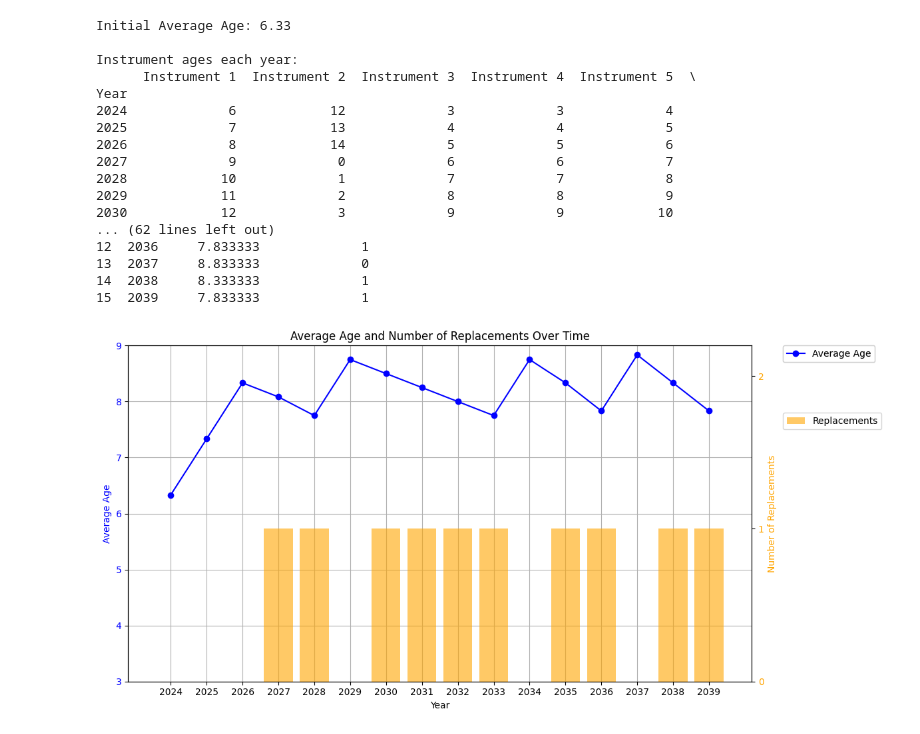
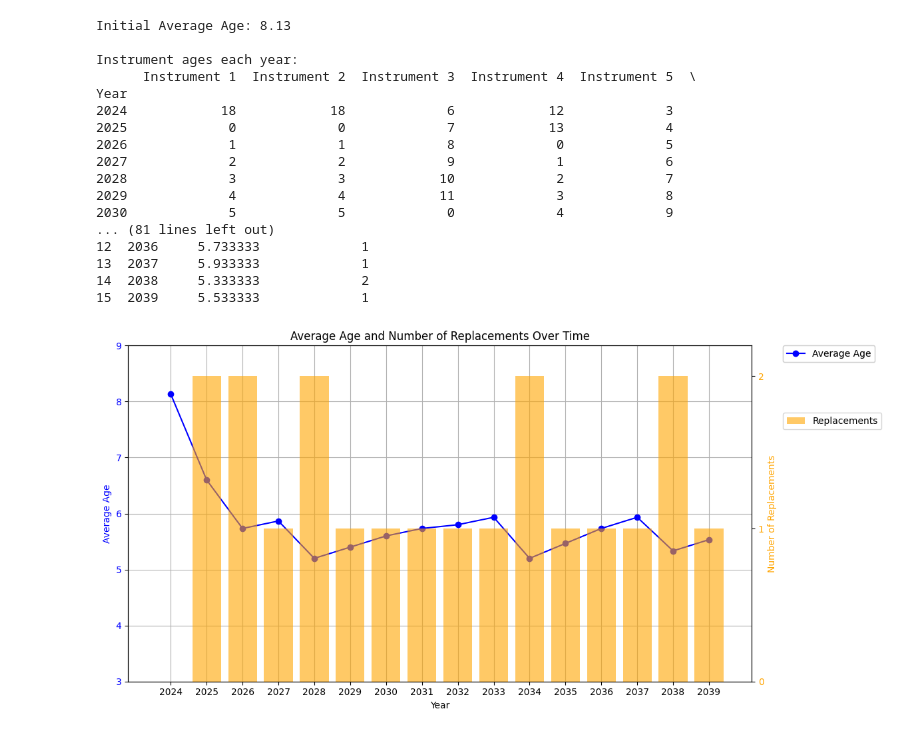
Before and after one commit to vzloy/facility, a Jupyter notebook: facility_model.ipynb, the cells around one changed output. Drawn from its saved outputs; the diff is of its cells as text; code cells hidden in the pictures.

Commit message:
Created using Colab: This is a Python model of an imaging facility equipment exchange to maintain the average age of the equipment below the limit.

```diff
--- a/facility_model.ipynb
+++ b/facility_model.ipynb
@@ -4,27 +4,28 @@ from matplotlib.ticker import MaxNLocator
 import pandas as pd
 
 # Initial ages of the instruments
-# instruments = [18, 18, 6, 12, 3, 3, 10, 4, 7, 12, 0, 9, 8, 6, 6]
+instruments = [18, 18, 6, 12, 3, 3, 10, 4, 7, 12, 0, 9, 8, 6, 6]
 
 """
-CF3	18 r
-CF4	18 r
-CF6	6
-HCF1	12
-HCF2	3
-HCF3	3
-SR1	10 r
-LS1	4
-WF1	7
-HWF1	12
-HMI1	0
-WF3	9
-WF4-HC	8
-WF5	6
-WF6	6
+XX3	18 r
+XX4	18 r
+XX6	6
+XX1	12
+XX2	3
+XX3	3
+XX1	10 r
+XX1	4
+XX1	7
+XX1	12
+XX1	0
+XX3	9
+XX4-X	8
+XX5	6
+XX6	6
+
 """
 
-instruments = [6, 12, 3, 3, 4, 7, 12, 0, 9, 8, 6, 6]
+
 
 
 # Initial average age calculation
@@ -38,7 +39,7 @@ years = 15
 start_year = 2024
 
 # Target average age for the instruments
-target_average_age = 9
+target_average_age = 6
 
 # Lists to store data for visualization
 average_ages = [initial_average_age]
@@ -100,44 +101,44 @@ ax1.plot(year_labels, average_ages, marker='o', linestyle='-', color='blue', lab
 ax1.set_xlabel('Year')
 ax1.set_ylabel('Average Age', color='blue')
 ax1.tick_params(axis='y', labelcolor='blue')
 ax1.set_xticks(year_labels)
 ax1.set_ylim(3, 9)  # Set y-axis range from 3 to 9 years
 ax1.grid(True)
 
 # Create a secondary y-axis for replacements
 ax2 = ax1.twinx()
 ax2.bar(year_labels, replacements_count, color='orange', alpha=0.6, label='Replacements')
 ax2.set_ylabel('Number of Replacements', color='orange')
 ax2.tick_params(axis='y', labelcolor='orange')
 ax2.yaxis.set_major_locator(MaxNLocator(integer=True))
 ax2.set_ylim(0, 2.2)  # Set replacement y-axis range from 0 to 2
 
 # Add legends outside the grid
 ax1_legend = ax1.legend(loc='upper left', bbox_to_anchor=(1.05, 1), borderaxespad=0)
 ax2_legend = ax2.legend(loc='upper left', bbox_to_anchor=(1.05, 0.8), borderaxespad=0)
 
 # Add both legends to the figure
 fig.add_artist(ax1_legend)
 
 plt.title('Average Age and Number of Replacements Over Time')
 plt.tight_layout()
 plt.show()
 # %% [output]
-Initial Average Age: 6.33
+Initial Average Age: 8.13
 
 Instrument ages each year:
       Instrument 1  Instrument 2  Instrument 3  Instrument 4  Instrument 5  \
 Year
-2024             6            12             3             3             4
-2025             7            13             4             4             5
-2026             8            14             5             5             6
-2027             9             0             6             6             7
-2028            10             1             7             7             8
-2029            11             2             8             8             9
-2030            12             3             9             9            10
-... (62 lines left out)
-12  2036     7.833333             1
-13  2037     8.833333             0
-14  2038     8.333333             1
-15  2039     7.833333             1
+2024            18            18             6            12             3
+2025             0             0             7            13             4
+2026             1             1             8             0             5
+2027             2             2             9             1             6
+2028             3             3            10             2             7
+2029             4             4            11             3             8
+2030             5             5             0             4             9
+... (81 lines left out)
+12  2036     5.733333             1
+13  2037     5.933333             1
+14  2038     5.333333             2
+15  2039     5.533333             1
-[figure, old version]
+[figure, new version]
```
